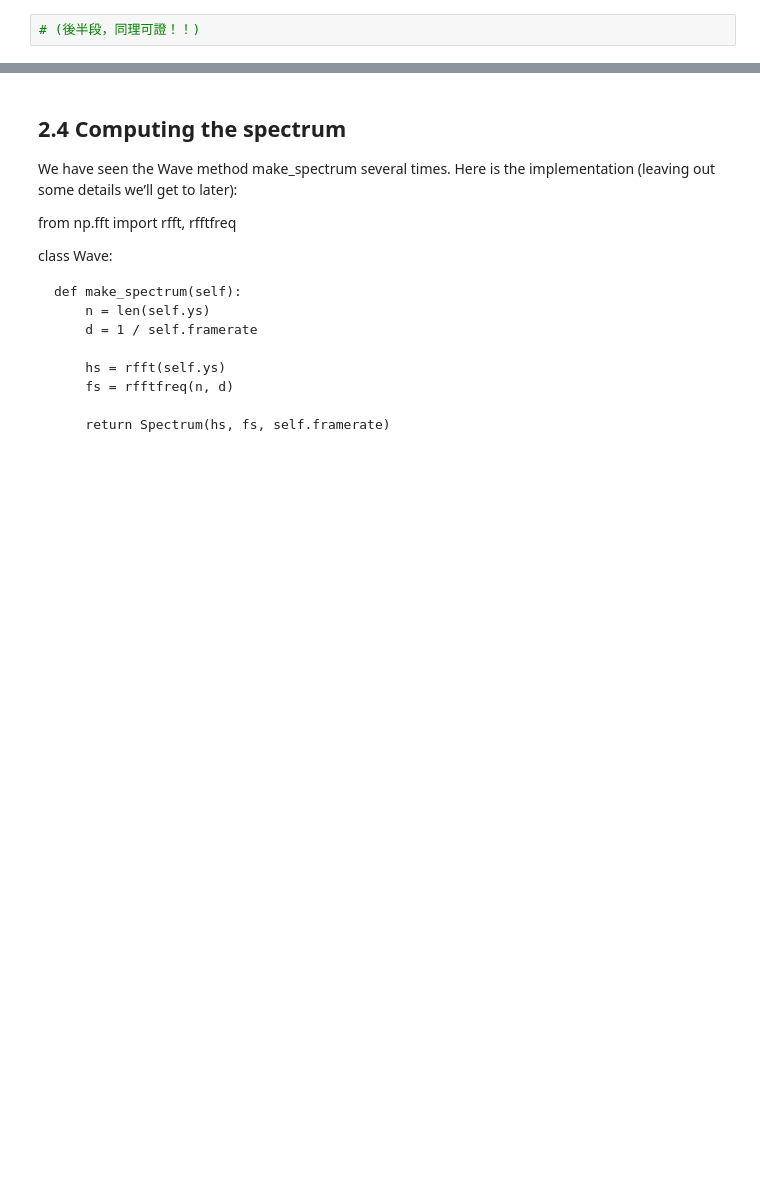
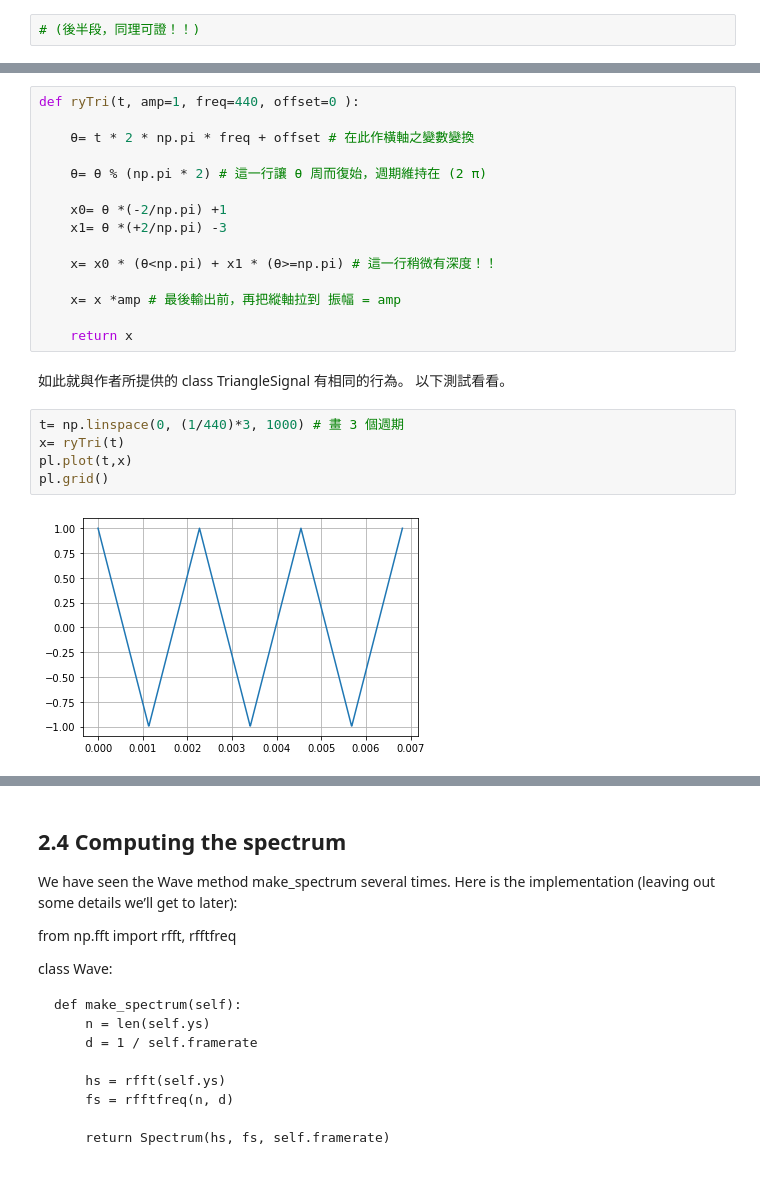
Before and after one commit to renyuanL/_ryDsp2020, a Jupyter notebook: code/ch02.ipynb, the cells around one changed output, grey strips where cells are left out. Drawn from its saved outputs; the diff is of its cells as text; blank space fills up the shorter version.

```diff
--- a/code/ch02.ipynb
+++ b/code/ch02.ipynb
@@ -172,0 +185,25 @@ array([ 1.00000000e+00,  9.60000000e-01,  9.20000000e-01,  8.80000000e-01,
+# %%
+def ryTri(t, amp=1, freq=440, offset=0 ):
+
+    θ= t * 2 * np.pi * freq + offset # 在此作橫軸之變數變換
+
+    θ= θ % (np.pi * 2) # 這一行讓 θ 周而復始，週期維持在 (2 π)
+
+    x0= θ *(-2/np.pi) +1
+    x1= θ *(+2/np.pi) -3
+
+    x= x0 * (θ<np.pi) + x1 * (θ>=np.pi) # 這一行稍微有深度！！
+
+    x= x *amp # 最後輸出前，再把縱軸拉到 振幅 = amp
+
+    return x
+# %% [markdown]
+如此就與作者所提供的 class TriangleSignal 有相同的行為。
+以下測試看看。
+# %%
+t= np.linspace(0, (1/440)*3, 1000) # 畫 3 個週期
+x= ryTri(t)
+pl.plot(t,x)
+pl.grid()
+# %% [output]
+[figure, added]
```
Also changed, not shown: parts of 3 cells of this notebook.
